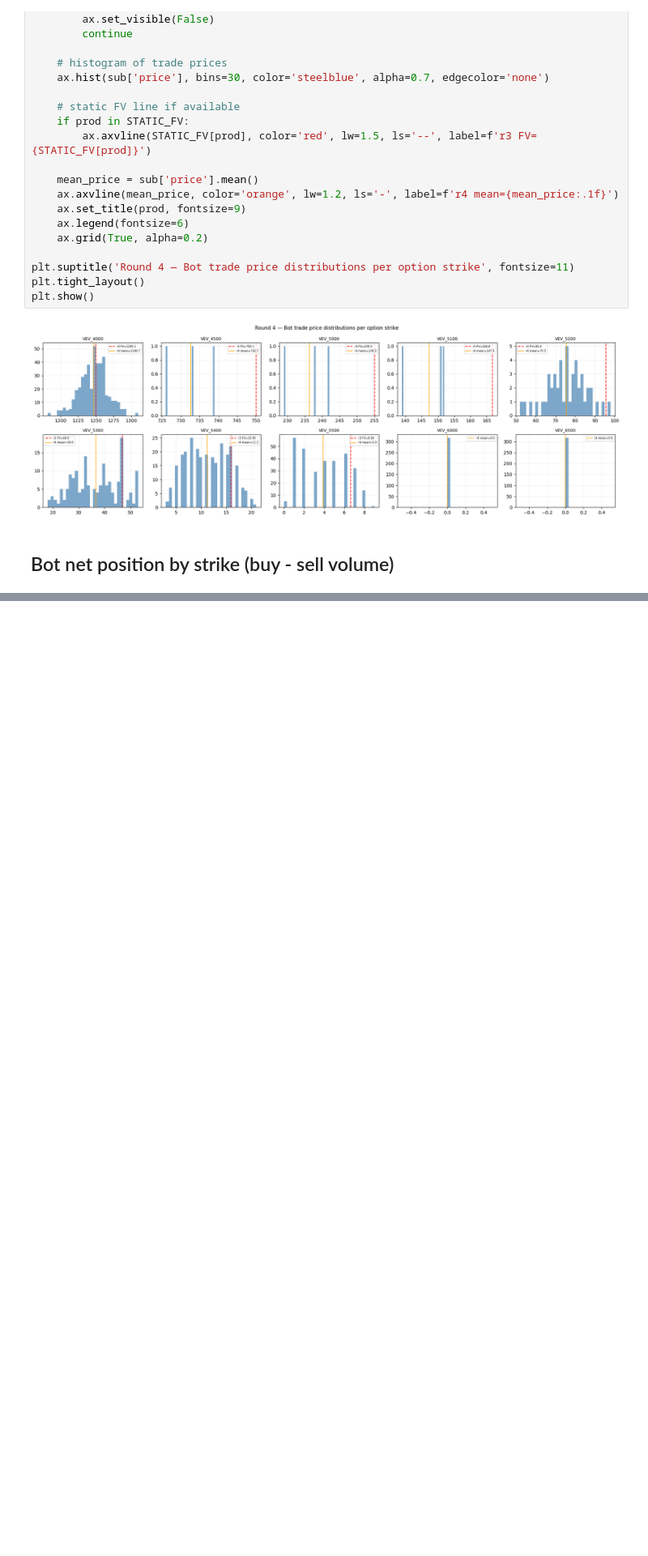
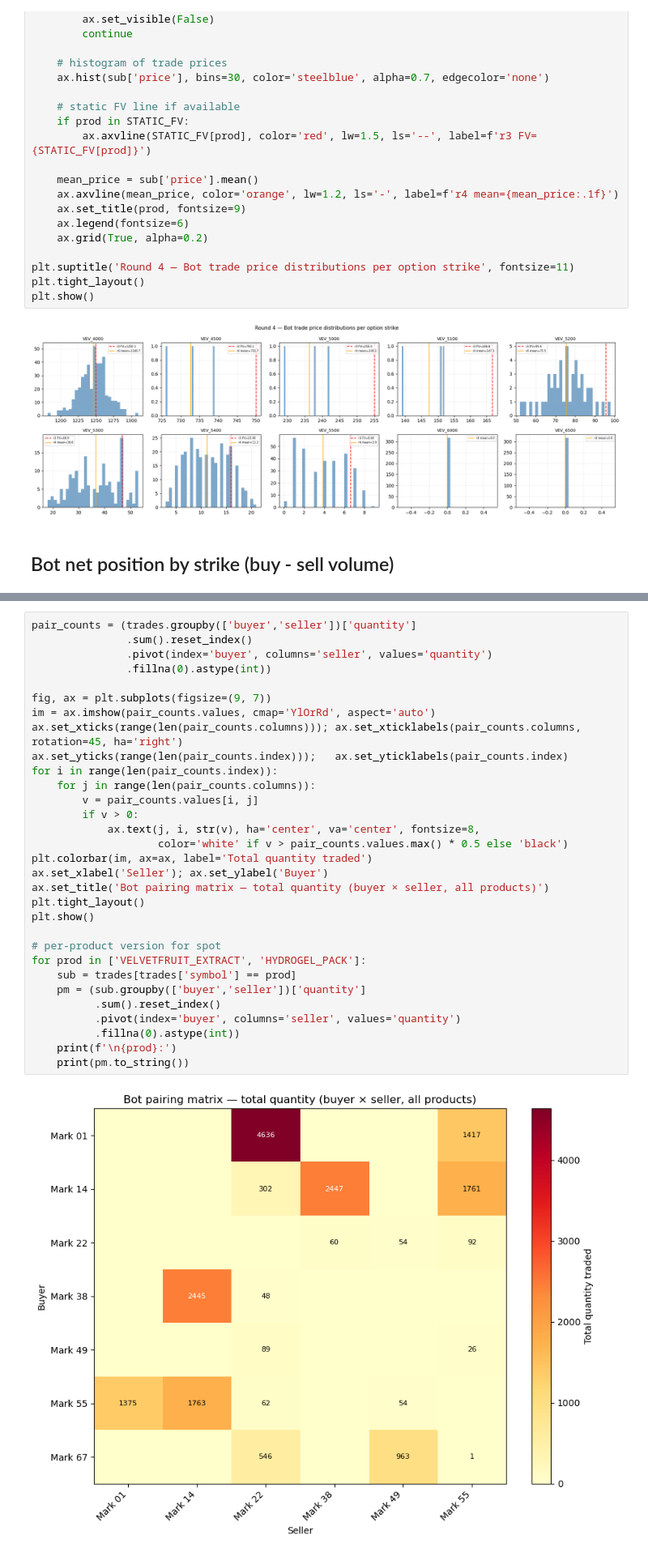
Before and after one commit to SakshamAror/IMC-Prosperity-4, a Jupyter notebook: round4_explore.ipynb, the cells around one changed output, grey strips where cells are left out. Shown at 81% size. Drawn from its saved outputs; the diff is of its cells as text; blank space fills up the shorter version.

```diff
--- a/round4_explore.ipynb
+++ b/round4_explore.ipynb
@@ -415,0 +428,33 @@ net_pivot
+# %%
+pair_counts = (trades.groupby(['buyer','seller'])['quantity']
+               .sum().reset_index()
+               .pivot(index='buyer', columns='seller', values='quantity')
+               .fillna(0).astype(int))
+
+fig, ax = plt.subplots(figsize=(9, 7))
+im = ax.imshow(pair_counts.values, cmap='YlOrRd', aspect='auto')
+ax.set_xticks(range(len(pair_counts.columns))); ax.set_xticklabels(pair_counts.columns, rotation=45, ha='right')
+ax.set_yticks(range(len(pair_counts.index)));   ax.set_yticklabels(pair_counts.index)
+for i in range(len(pair_counts.index)):
+    for j in range(len(pair_counts.columns)):
+        v = pair_counts.values[i, j]
+        if v > 0:
+            ax.text(j, i, str(v), ha='center', va='center', fontsize=8,
+                    color='white' if v > pair_counts.values.max() * 0.5 else 'black')
+plt.colorbar(im, ax=ax, label='Total quantity traded')
+ax.set_xlabel('Seller'); ax.set_ylabel('Buyer')
+ax.set_title('Bot pairing matrix — total quantity (buyer × seller, all products)')
+plt.tight_layout()
+plt.show()
+
+# per-product version for spot
+for prod in ['VELVETFRUIT_EXTRACT', 'HYDROGEL_PACK']:
+    sub = trades[trades['symbol'] == prod]
+    pm = (sub.groupby(['buyer','seller'])['quantity']
+          .sum().reset_index()
+          .pivot(index='buyer', columns='seller', values='quantity')
+          .fillna(0).astype(int))
+    print(f'\n{prod}:')
+    print(pm.to_string())
+# %% [output]
+[figure, added]
```
Also changed, not shown: parts of 15 cells of this notebook.
